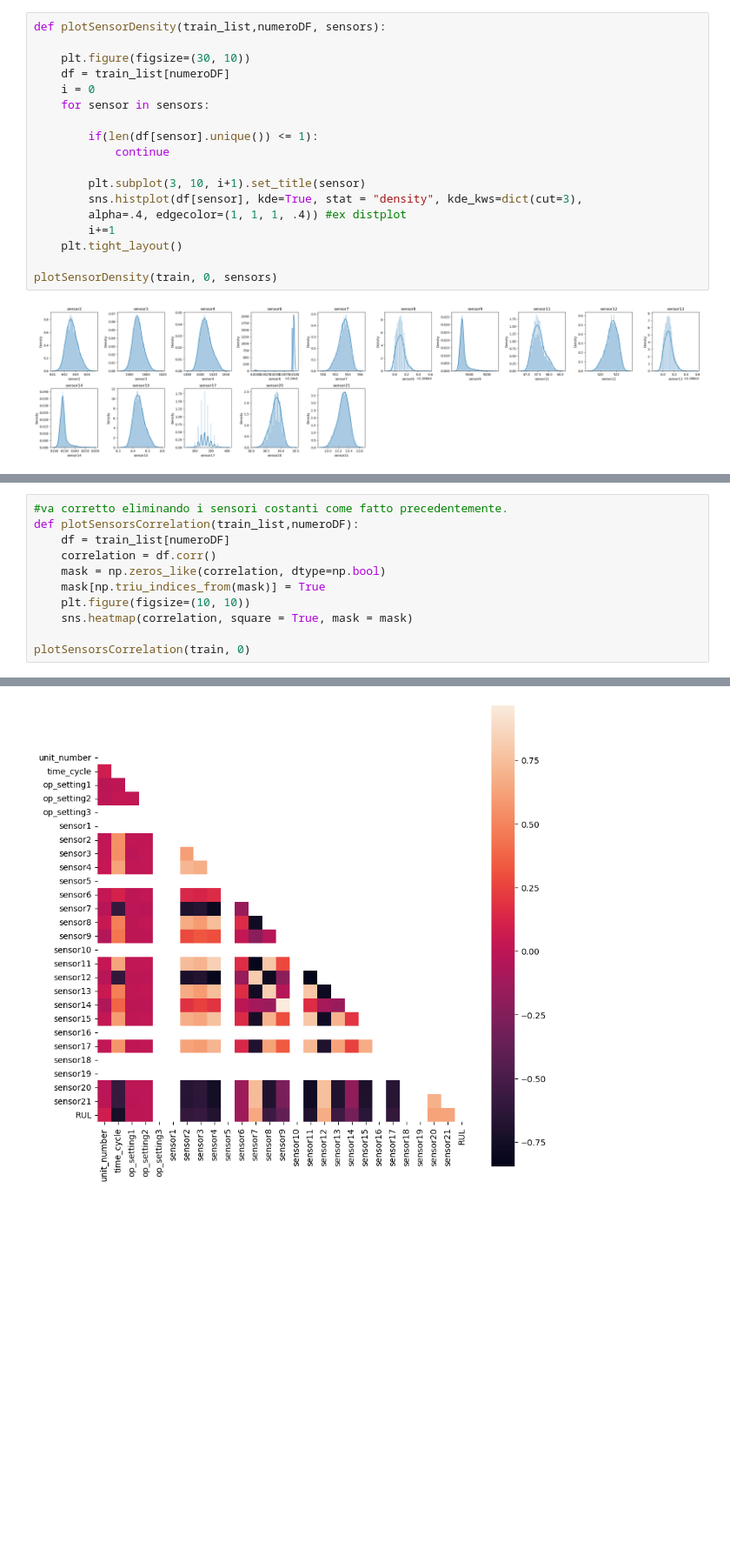
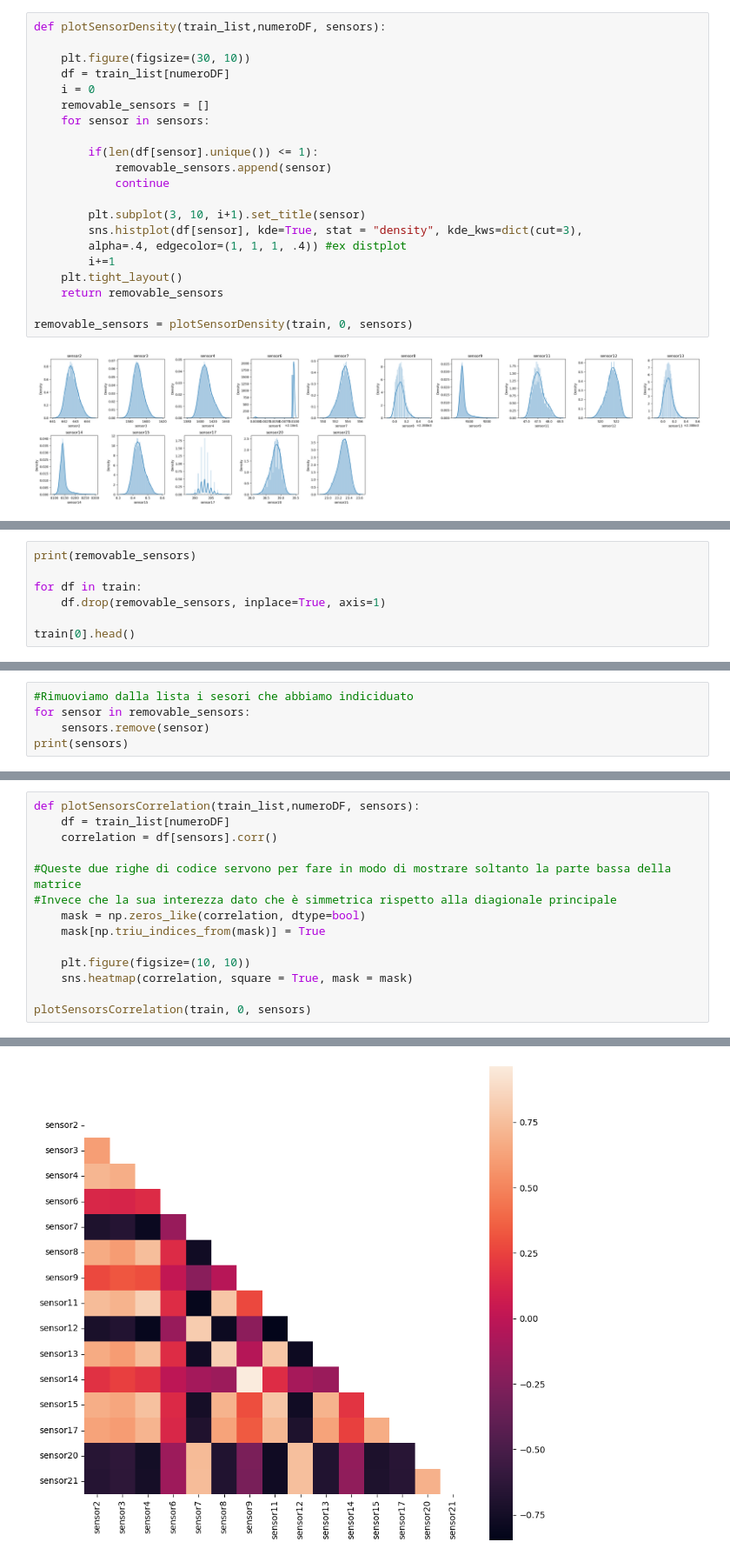
Before and after one commit to AliquodFahriam/tinyML, a Jupyter notebook: Riproduzione/riproduzione_DP.ipynb, the cells around one changed output, grey strips where cells are left out. Shown at 87% size. Cells and saved outputs as stored; diff of their text form; blank space fills up the shorter version.

Commit message:
fixed heatmap, scaling function

```diff
--- a/Riproduzione/riproduzione_DP.ipynb
+++ b/Riproduzione/riproduzione_DP.ipynb
@@ -211,9 +211,11 @@ def plotSensorDensity(train_list,numeroDF, sensors):
     plt.figure(figsize=(30, 10))
     df = train_list[numeroDF]
     i = 0
+    removable_sensors = []
     for sensor in sensors:
 
         if(len(df[sensor].unique()) <= 1):
+            removable_sensors.append(sensor)
             continue
 
         plt.subplot(3, 10, i+1).set_title(sensor)
@@ -221,7 +223,8 @@ def plotSensorDensity(train_list,numeroDF, sensors):
         alpha=.4, edgecolor=(1, 1, 1, .4)) #ex distplot
         i+=1
     plt.tight_layout()
+    return removable_sensors
 
-plotSensorDensity(train, 0, sensors)
+removable_sensors = plotSensorDensity(train, 0, sensors)
 # %% [output]
 [figure]
@@ -227,0 +239,7 @@ plotSensorDensity(train, 0, sensors)
+# %%
+print(removable_sensors)
+
+for df in train:
+    df.drop(removable_sensors, inplace=True, axis=1)
+
+train[0].head()
@@ -227,0 +255,5 @@ plotSensorDensity(train, 0, sensors)
+# %%
+#Rimuoviamo dalla lista i sesori che abbiamo indiciduato
+for sensor in removable_sensors:
+    sensors.remove(sensor)
+print(sensors)
@@ -228,12 +262,15 @@ plotSensorDensity(train, 0, sensors)
 # %%
-#va corretto eliminando i sensori costanti come fatto precedentemente.
-def plotSensorsCorrelation(train_list,numeroDF):
+def plotSensorsCorrelation(train_list,numeroDF, sensors):
     df = train_list[numeroDF]
-    correlation = df.corr()
-    mask = np.zeros_like(correlation, dtype=np.bool)
+    correlation = df[sensors].corr()
+
+#Queste due righe di codice servono per fare in modo di mostrare soltanto la parte bassa della matrice
+#Invece che la sua interezza dato che è simmetrica rispetto alla diagionale principale
+    mask = np.zeros_like(correlation, dtype=bool)
     mask[np.triu_indices_from(mask)] = True
+
     plt.figure(figsize=(10, 10))
     sns.heatmap(correlation, square = True, mask = mask)
 
-plotSensorsCorrelation(train, 0)
+plotSensorsCorrelation(train, 0, sensors)
 # %% [output]
@@ -242 +277 @@ Deprecated in NumPy 1.20; for more details and guidance: https://numpy.org/devdo
-[figure, old version]
+[figure, new version]
```
Also changed, not shown: parts of 6 cells of this notebook.
